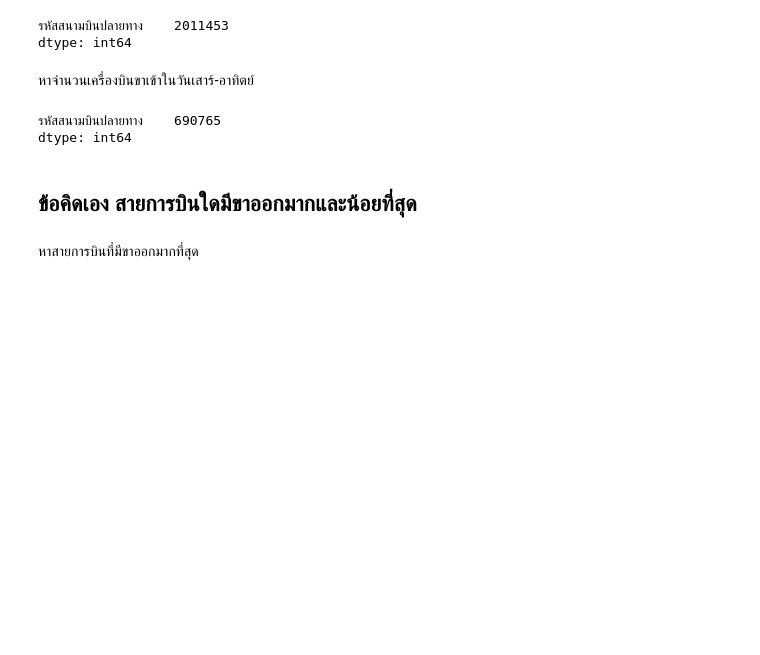
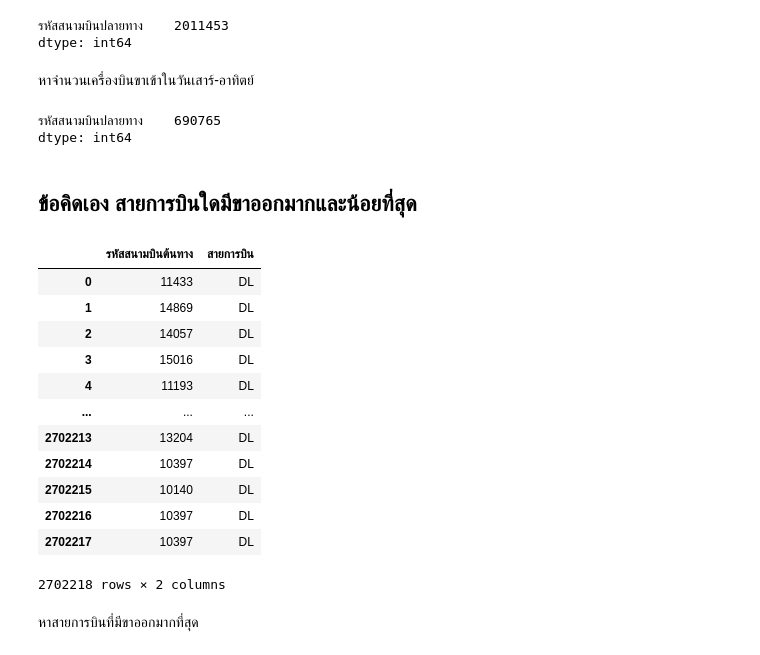
Before and after one commit to naruemonssp/DWDM21, a Jupyter notebook: MiniExam.ipynb, the cells around one changed output. Saved outputs shown, nothing was run; the diff lists cells and outputs as text; code cells hidden in the pictures; blank space fills up the shorter version.

```diff
--- a/MiniExam.ipynb
+++ b/MiniExam.ipynb
@@ -187,6 +187,22 @@ S_Sday
 dtype: int64
 # %% [markdown]
 ## **ข้อคิดเอง สายการบินใดมีขาออกมากและน้อยที่สุด**
+# %%
+FAdata_table[['รหัสสนามบินต้นทาง','สายการบิน']]
+# %% [output]
+|  | รหัสสนามบินต้นทาง | สายการบิน |
+| 0 | 11433 | DL |
+| 1 | 14869 | DL |
+| 2 | 14057 | DL |
+| 3 | 15016 | DL |
+| 4 | 11193 | DL |
+| ... | ... | ... |
+| 2702213 | 13204 | DL |
+| 2702214 | 10397 | DL |
+| 2702215 | 10140 | DL |
+| 2702216 | 10397 | DL |
+| 2702217 | 10397 | DL |
+2702218 rows × 2 columns
 # %% [markdown]
 หาสายการบินที่มีขาออกมากที่สุด
 # %%
```
Also changed, not shown: parts of 2 cells of this notebook.
